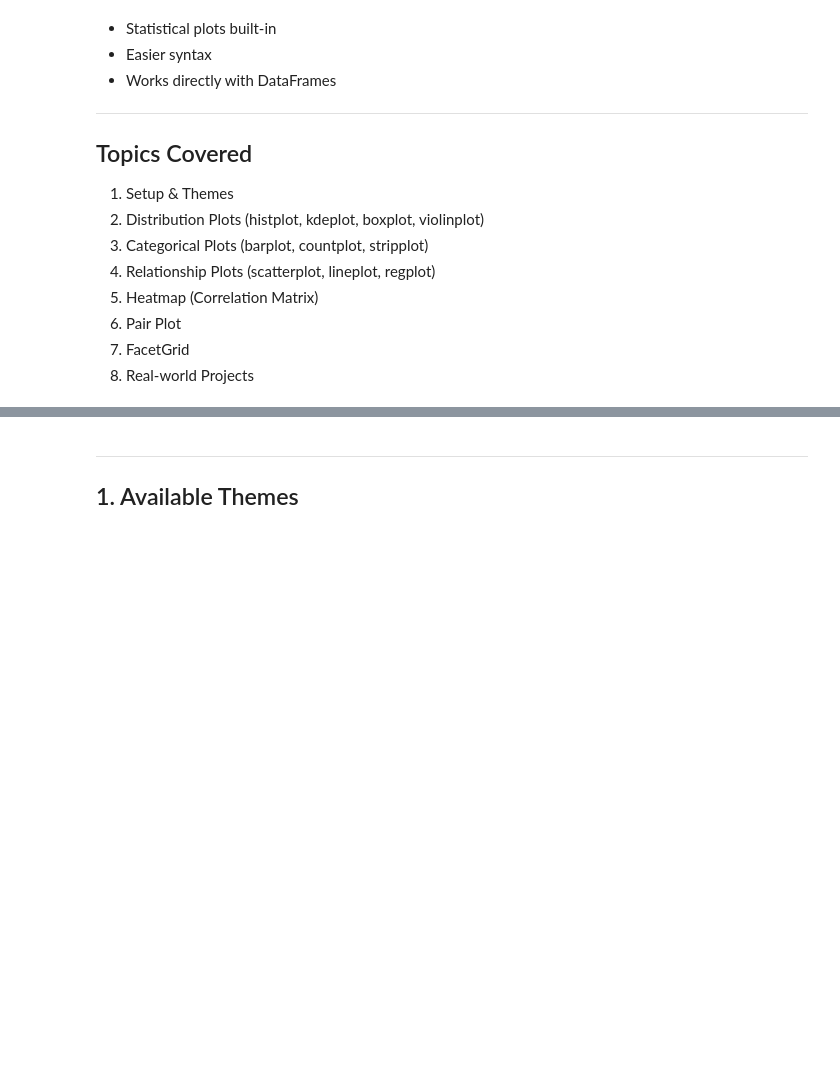
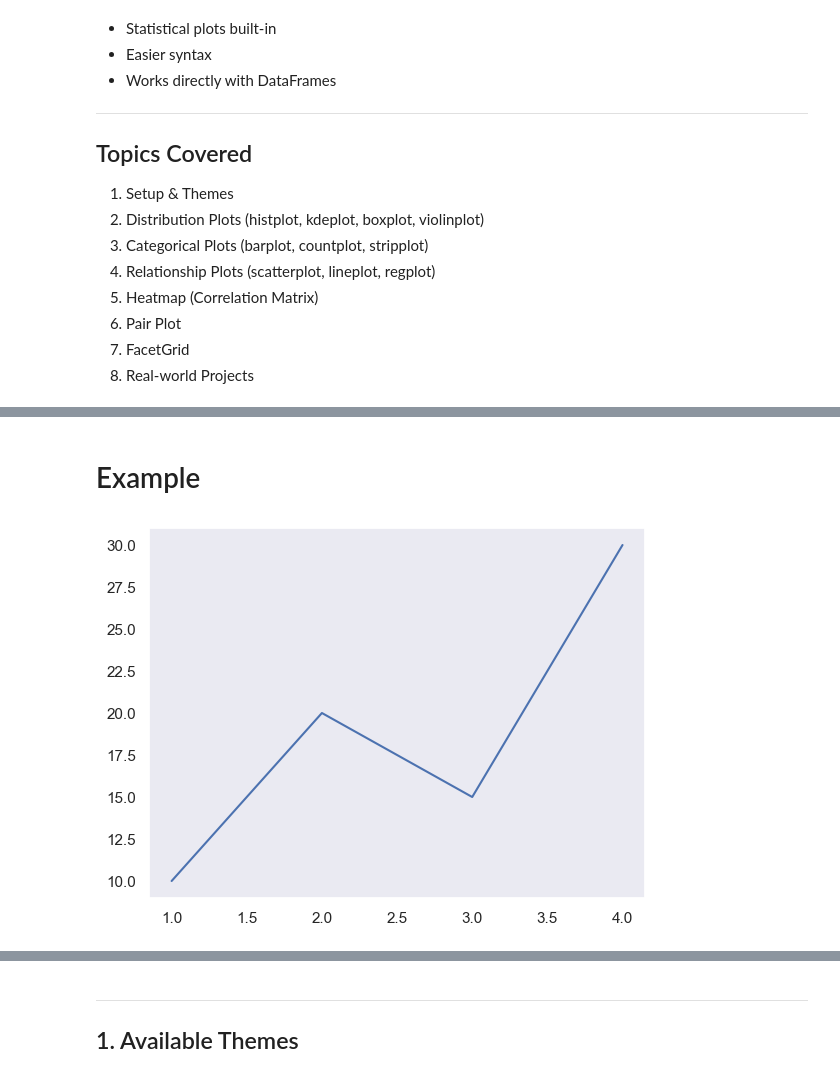
Before and after one commit to helloharendra/Python-DS-AI-11-AM-12-30PM, a Jupyter notebook: helloharendra/analytics/day6_seaborn.ipynb, the cells around one changed output, grey strips where cells are left out. Cells and saved outputs as stored; diff of their text form; code cells hidden in the pictures; blank space fills up the shorter version.

```diff
--- a/helloharendra/analytics/day6_seaborn.ipynb
+++ b/helloharendra/analytics/day6_seaborn.ipynb
@@ -20,0 +88,8 @@
+# %%
+sns.set_theme()
+# %%
+# Dark Grid Theme
+sns.set_style("darkgrid")
+# Output
+# Dark background grid
+# Easy to read values
@@ -20,0 +121,13 @@
+# %% [markdown]
+# Example
+# %%
+
+sns.set_style("dark")
+
+x = [1,2,3,4]
+y = [10,20,15,30]
+
+plt.plot(x,y)
+plt.show()
+# %% [output]
+[figure, added]
```
Also changed, not shown: parts of 39 cells of this notebook, 10 other files.
